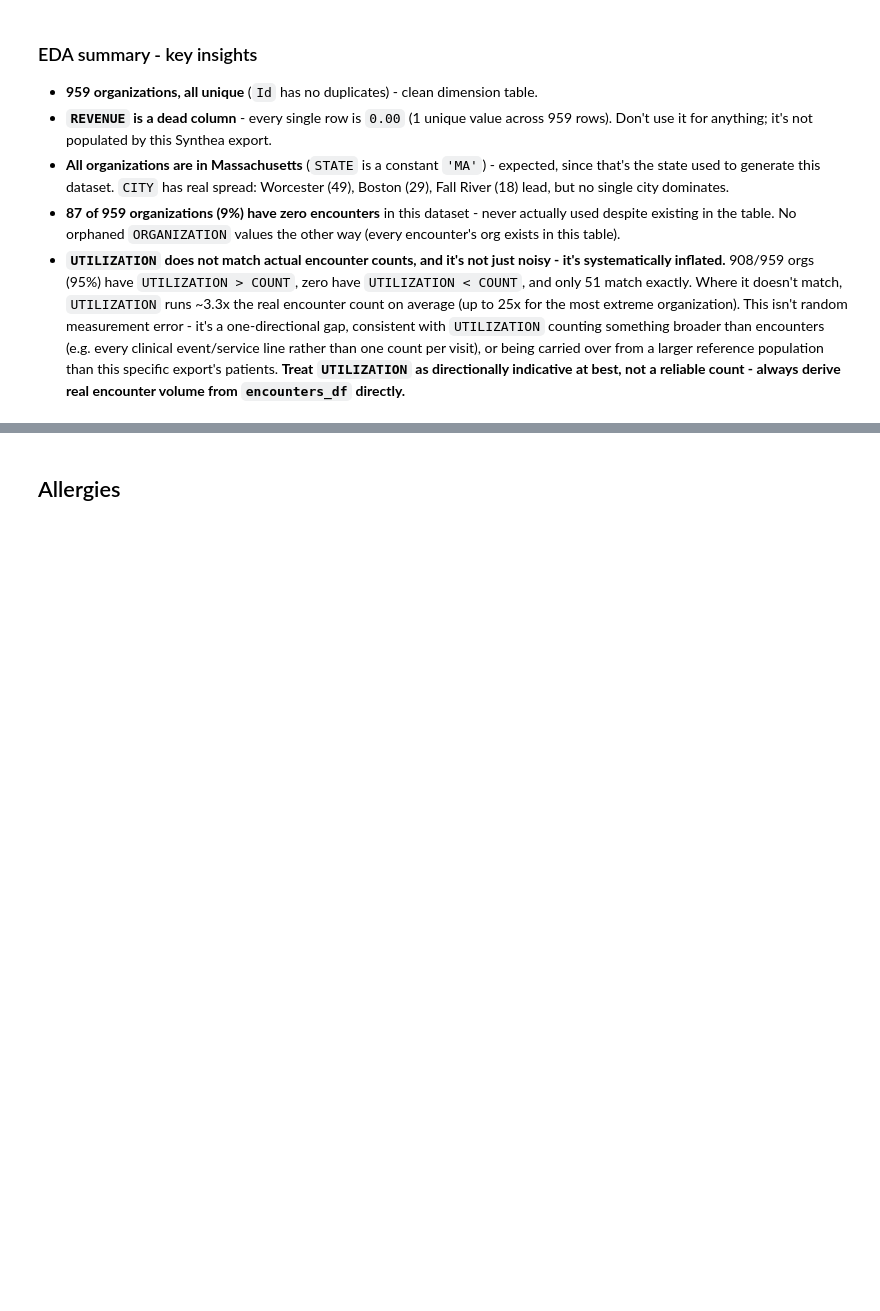
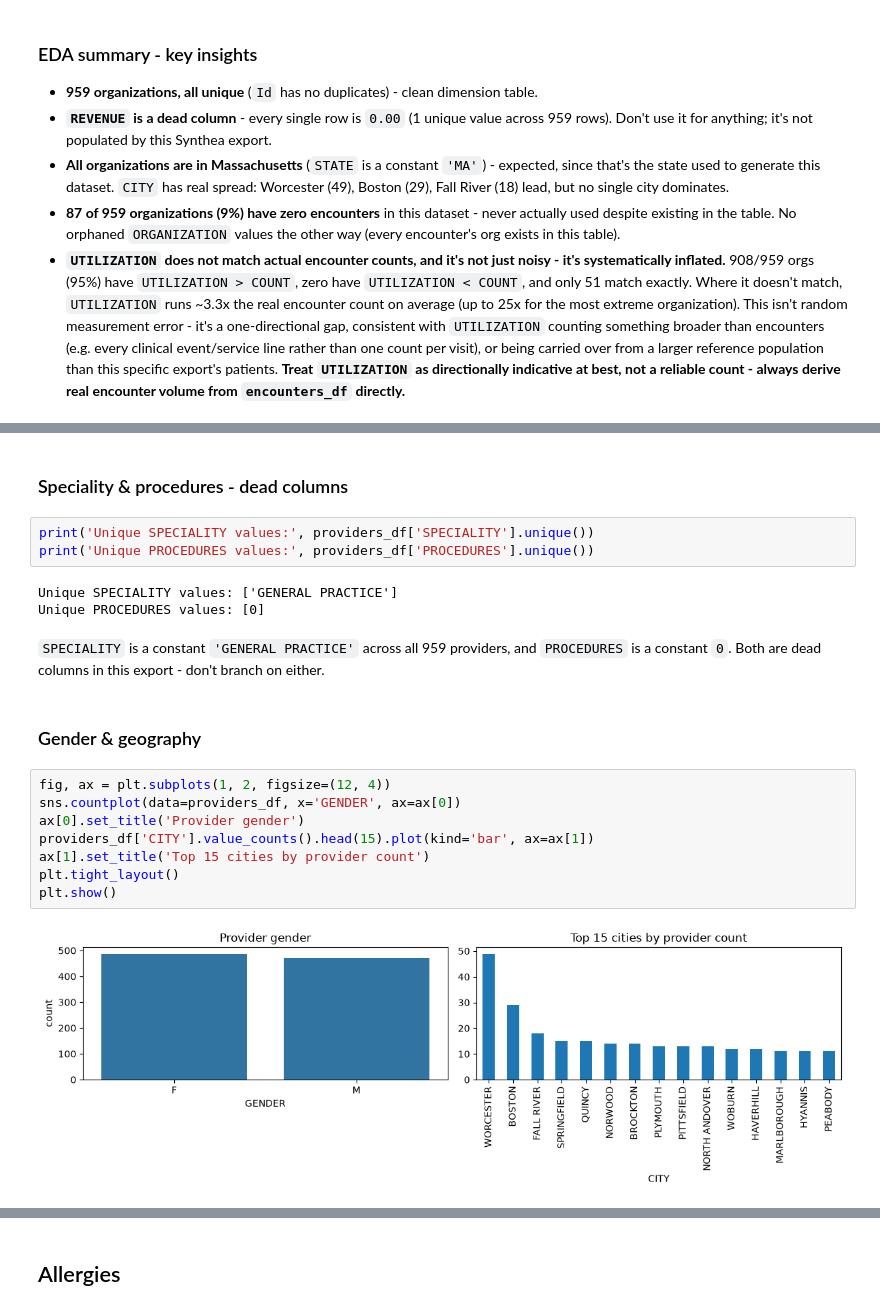
Before and after one commit to tssrao/clinical-investigation-agent, a Jupyter notebook: notebooks/eda.ipynb, the cells around one changed output, grey strips where cells are left out. Drawn from its saved outputs; the diff is of its cells as text; blank space fills up the shorter version.

```diff
--- a/notebooks/eda.ipynb
+++ b/notebooks/eda.ipynb
@@ -680,0 +738,22 @@ os.getcwd()
+# %% [markdown]
+### Speciality & procedures - dead columns
+# %%
+print('Unique SPECIALITY values:', providers_df['SPECIALITY'].unique())
+print('Unique PROCEDURES values:', providers_df['PROCEDURES'].unique())
+# %% [output]
+Unique SPECIALITY values: ['GENERAL PRACTICE']
+Unique PROCEDURES values: [0]
+# %% [markdown]
+`SPECIALITY` is a constant `'GENERAL PRACTICE'` across all 959 providers, and `PROCEDURES` is a constant `0`. Both are dead columns in this export - don't branch on either.
+# %% [markdown]
+### Gender & geography
+# %%
+fig, ax = plt.subplots(1, 2, figsize=(12, 4))
+sns.countplot(data=providers_df, x='GENDER', ax=ax[0])
+ax[0].set_title('Provider gender')
+providers_df['CITY'].value_counts().head(15).plot(kind='bar', ax=ax[1])
+ax[1].set_title('Top 15 cities by provider count')
+plt.tight_layout()
+plt.show()
+# %% [output]
+[figure, added]
```
Also changed, not shown: parts of 263 cells of this notebook.
